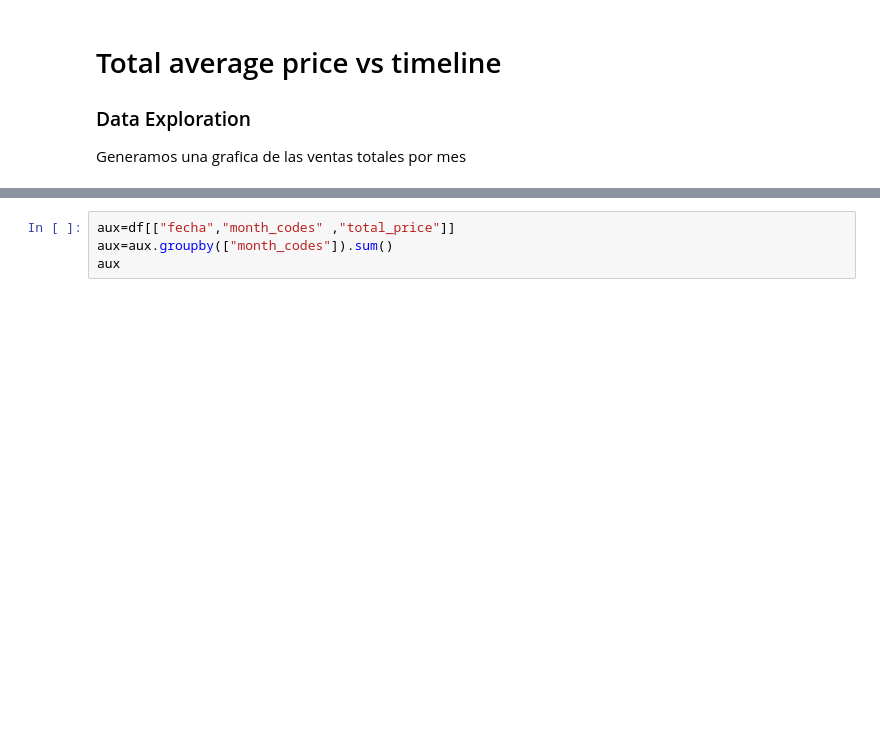
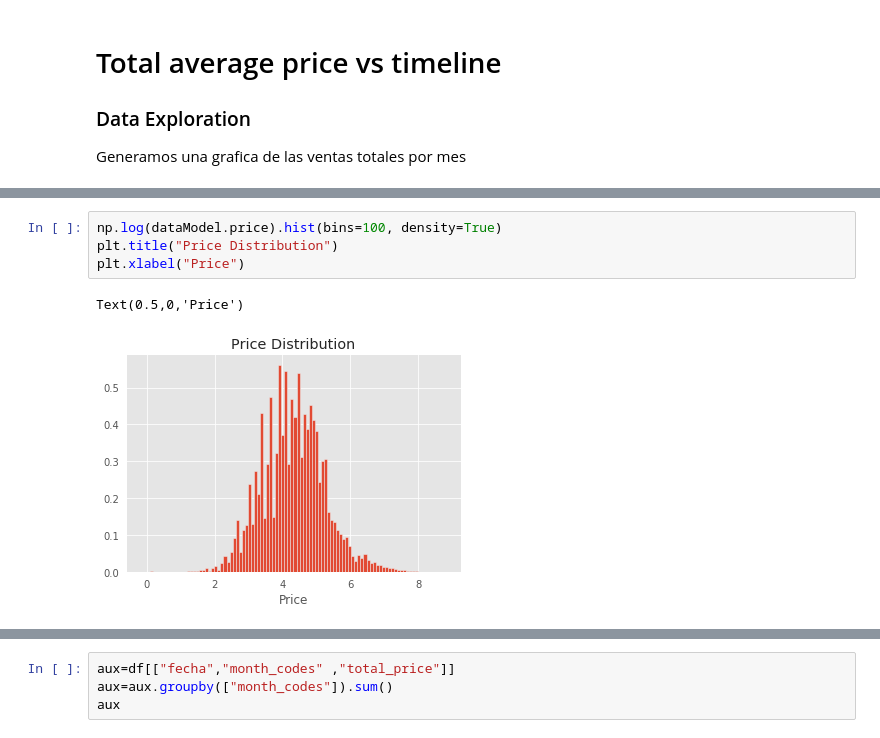
Before and after one commit to ximenarios/DS4AProject, a Jupyter notebook: ModelFinal.ipynb, the cells around one changed output, grey strips where cells are left out. Cells and saved outputs as stored; diff of their text form; blank space fills up the shorter version.

```diff
--- a/ModelFinal.ipynb
+++ b/ModelFinal.ipynb
@@ -209,0 +262,7 @@ Generamos una grafica de las ventas totales por mes
+# %%
+np.log(dataModel.price).hist(bins=100, density=True)
+plt.title("Price Distribution")
+plt.xlabel("Price")
+# %% [output]
+Text(0.5,0,'Price')
+[figure, added]
```
Also changed, not shown: parts of 15 cells of this notebook.
